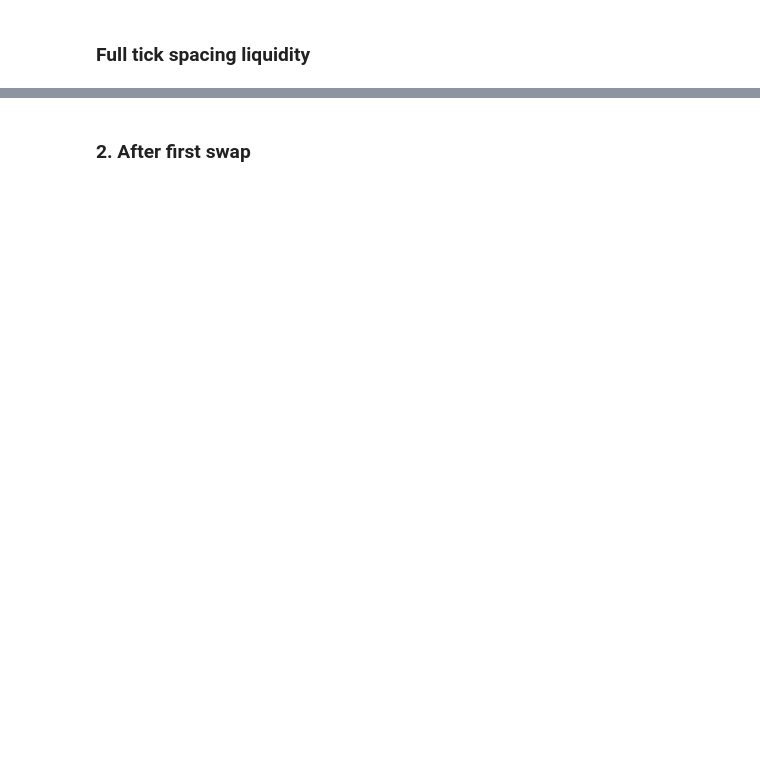
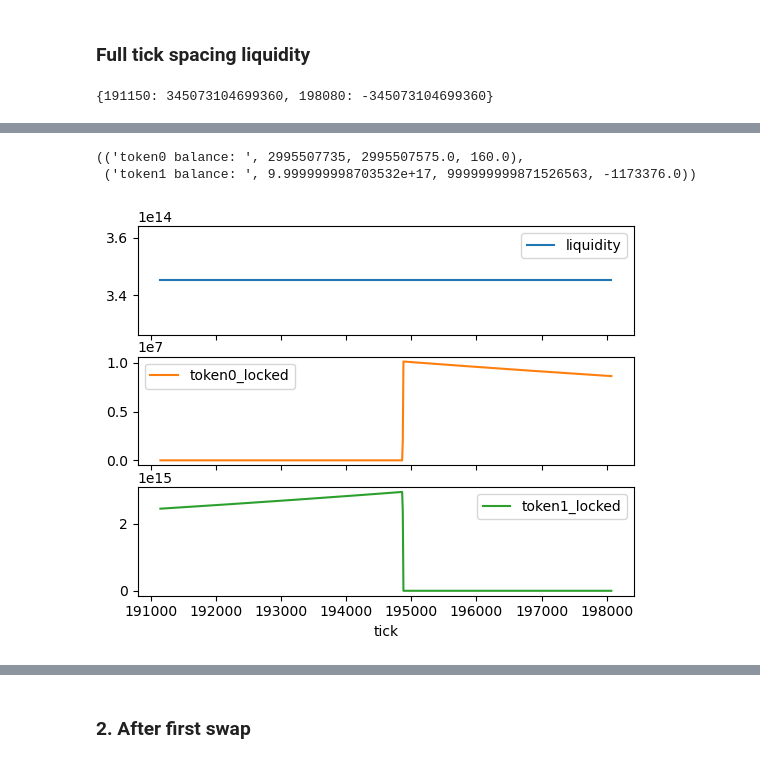
Before and after one commit to credmark/credmark-models-notebook, a Jupyter notebook: uniswap/v3-liquidity.ipynb, the cells around one changed output, grey strips where cells are left out. Drawn from its saved outputs; the diff is of its cells as text; code cells hidden in the pictures; blank space fills up the shorter version.

```diff
--- a/uniswap/v3-liquidity.ipynb
+++ b/uniswap/v3-liquidity.ipynb
@@ -22,6 +24,9 @@ cmf_param = {
     'register_utility_global': True}
 
 context, model_loader = %cmf cmf_param
+# %%
+def load_univ3_pool(_pool_addr):
+    return Contract(address=_pool_addr).set_abi(UNISWAP_V3_POOL_ABI, set_loaded=True)
 # %% [markdown]
 ### Load from Ledger or file
 # %%
@@ -207,7 +348,7 @@ param = {'chain_id': 1,
 
 context2, model_loader2 = %cmf param
 
-pool = Contract(address='0x88e6a0c2ddd26feeb64f039a2c41296fcb3f5640')
+pool = load_univ3_pool('0x88e6a0c2ddd26feeb64f039a2c41296fcb3f5640')
 
 current_liquidity = pool.functions.liquidity().call()
 tick_spacing = pool.functions.tickSpacing().call()
@@ -340,7 +542,7 @@ pd.DataFrame({'ticks': ticks, 'amount0': amount0, 'amount1': amount1, 'prices':
 pool_min_tick = 191150
 pool_max_tick = 198080
 
-pool = Contract(address='0x88e6a0c2ddd26feeb64f039a2c41296fcb3f5640')
+pool = load_univ3_pool('0x88e6a0c2ddd26feeb64f039a2c41296fcb3f5640')
 
 tick_mapping = get_liquidity_in_ticks(pool, pool_min_tick, pool_max_tick)
 
@@ -360,3 +562,5 @@ display((
 
 df_pool.plot(x = 'tick', y = ['liquidity', 'token0_locked', 'token1_locked'], sharex=True, subplots=True, kind='line')
 plt.show()
+# %% [output]
+{191150: 345073104699360, 198080: -345073104699360}
@@ -363,3 +568,6 @@ plt.show()
+(('token0 balance: ', 2995507735, 2995507575.0, 160.0),
+ ('token1 balance: ', 9.999999998703532e+17, 999999999871526563, -1173376.0))
+[figure, added]
 # %%
 display(pool.functions.slot0().call()[1])
 df_pool.loc[df_pool.tick.isin([194850, 194860,194870,194880,194890]),:]
```
Also changed, not shown: parts of 43 cells of this notebook, 18 other files.
